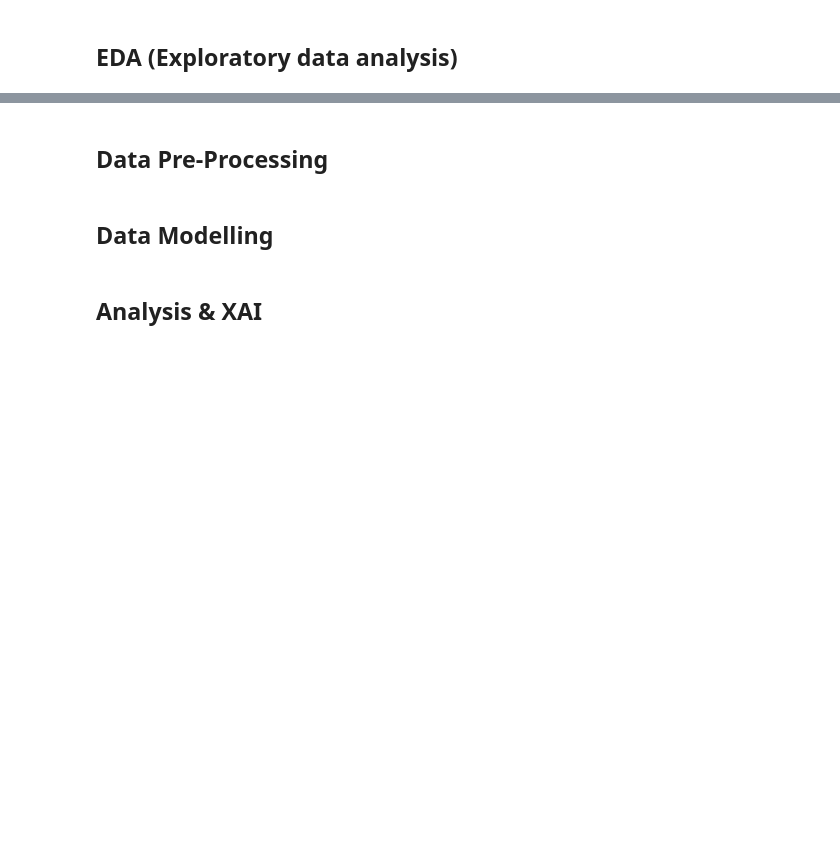
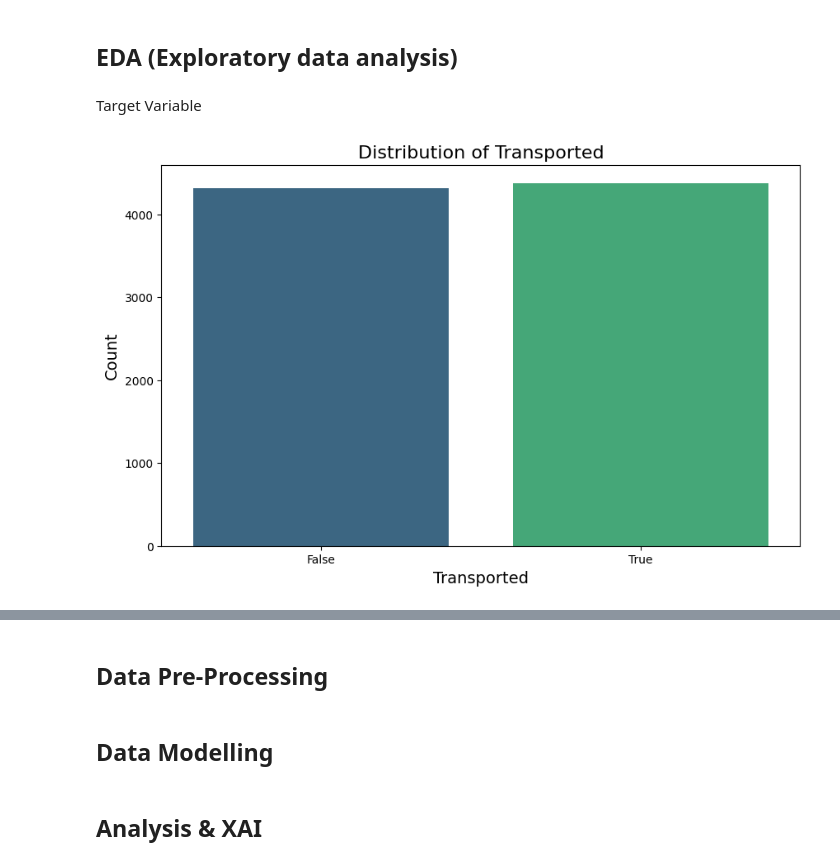
Before and after one commit to 7PAM2015-0509-2023-GROUP5/Kaggle_Challenge, a Jupyter notebook: Kaggle_Challenge_Notebook.ipynb, the cells around one changed output, grey strips where cells are left out. Drawn from its saved outputs; the diff is of its cells as text; code cells hidden in the pictures; blank space fills up the shorter version.

```diff
--- a/Kaggle_Challenge_Notebook.ipynb
+++ b/Kaggle_Challenge_Notebook.ipynb
@@ -51,9 +58,9 @@ https://www.kaggle.com/competitions/spaceship-titanic
 ## Loading Data
 # %%
 import pandas as pd
-data = "https://raw.githubusercontent.com/7PAM2015-0509-2023-GROUP5/Kaggle_Challenge/main/train.csv"
-df = pd.read_csv(data)
-df.head()
+data_train = "https://raw.githubusercontent.com/7PAM2015-0509-2023-GROUP5/Kaggle_Challenge/main/train.csv"
+df_train = pd.read_csv(data_train)
+df_train.head()
 # %% [output]
 |  | PassengerId | HomePlanet | CryoSleep | Cabin | Destination | Age | VIP | RoomService | FoodCourt | ... |
 | 0 | 0001_01 | Europa | False | B/0/P | TRAPPIST-1e | 39.0 | False | 0.0 | 0.0 | ... |
@@ -64,2 +124,14 @@ df.head()
 # %% [markdown]
 ## EDA (Exploratory data analysis)
+# %% [markdown]
+Target Variable
+# %%
+# Distribution of the target variable
+plt.figure(figsize=(10, 6))
+sns.countplot(x='Transported', data=df_train, palette='viridis')
+plt.title('Distribution of Transported', fontsize=16)
+plt.xlabel('Transported', fontsize=14)
+plt.ylabel('Count', fontsize=14)
+plt.show()
+# %% [output]
+[figure, added]
```
Also changed, not shown: parts of 15 cells of this notebook.
